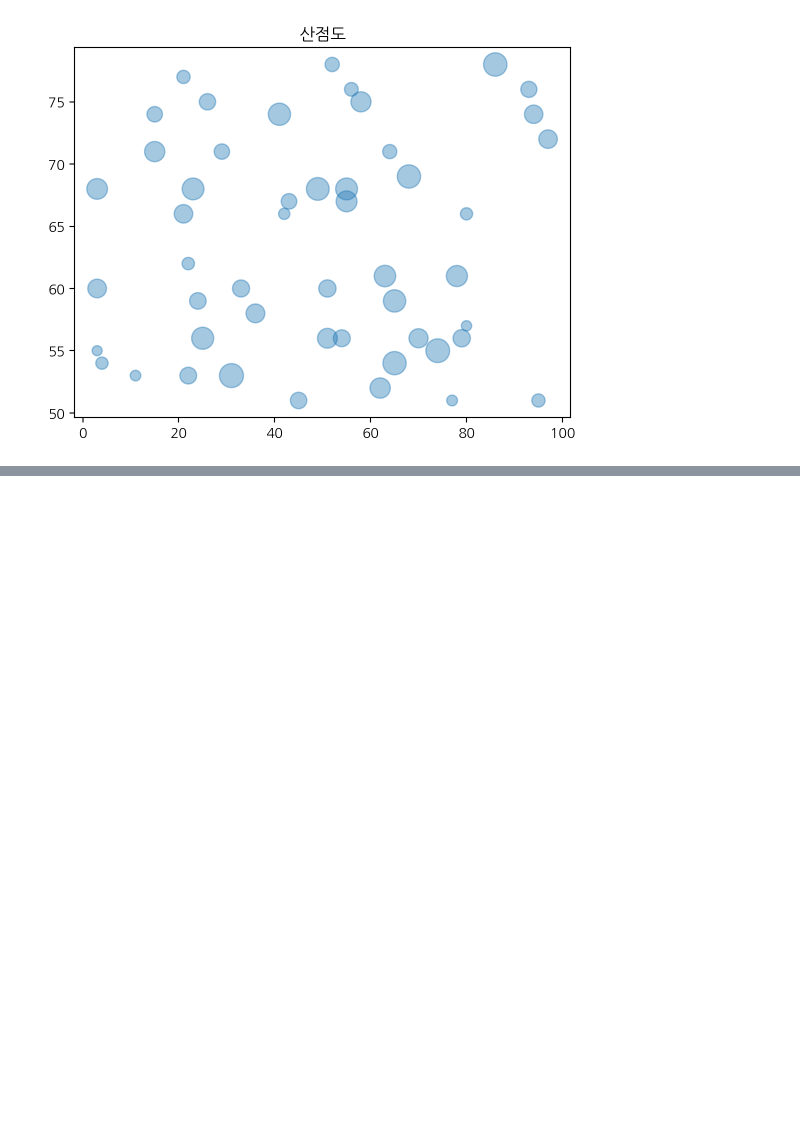
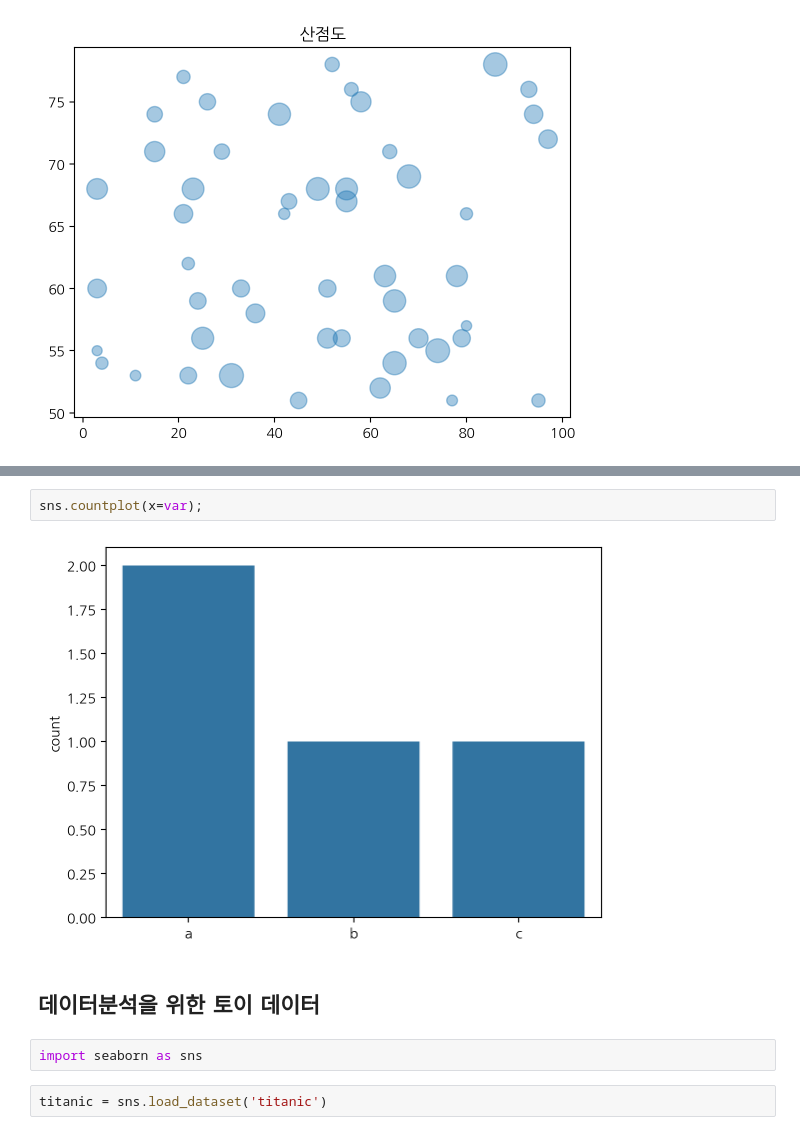
Before and after one commit to gyumin8/2024-1-my-BDA, a Jupyter notebook: inclass/01w_0311_mon_bigdata_basic.ipynb, the cells around one changed output, grey strips where cells are left out. Drawn from its saved outputs; the diff is of its cells as text; blank space fills up the shorter version.

```diff
--- a/inclass/01w_0311_mon_bigdata_basic.ipynb
+++ b/inclass/01w_0311_mon_bigdata_basic.ipynb
@@ -87,0 +101,10 @@ plt.title('산점도');
+# %%
+sns.countplot(x=var);
+# %% [output]
+[figure, added]
+# %% [markdown]
+## 데이터분석을 위한 토이 데이터
+# %%
+import seaborn as sns
+# %%
+titanic = sns.load_dataset('titanic')
```
Also changed, not shown: parts of 4 cells of this notebook.
